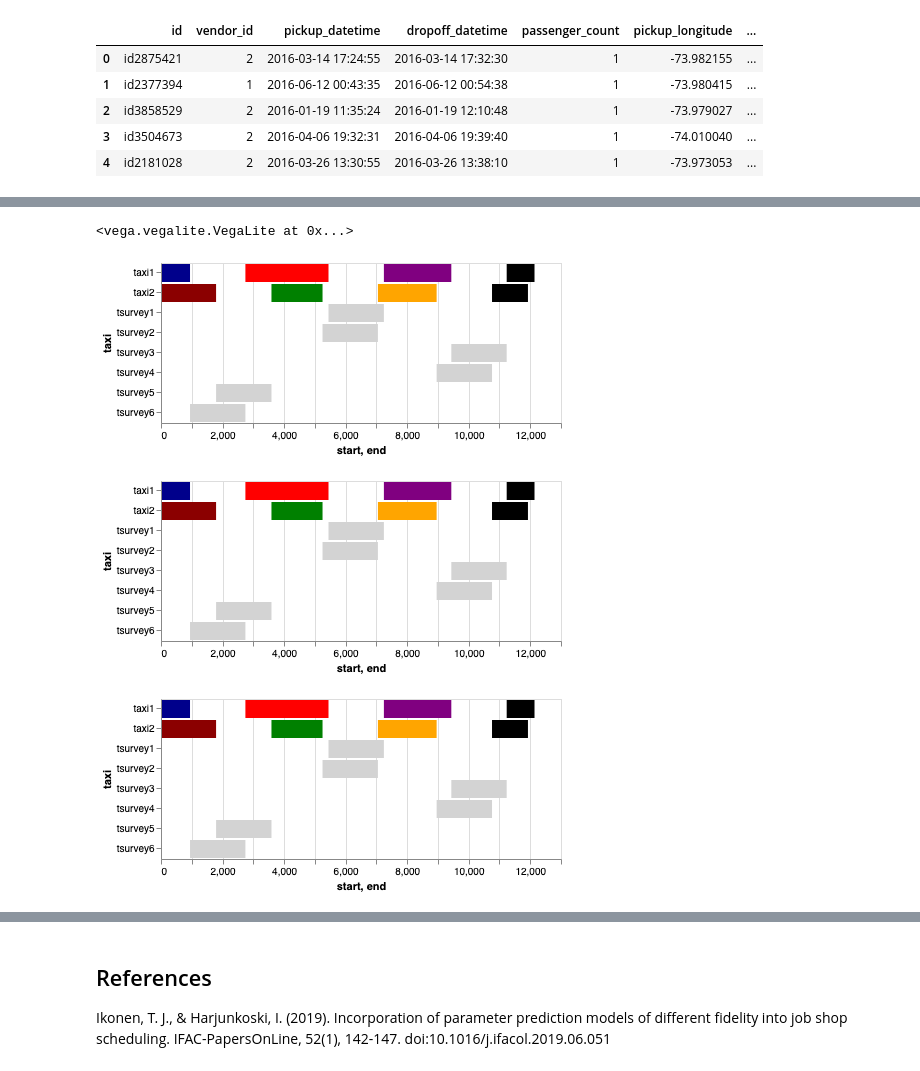
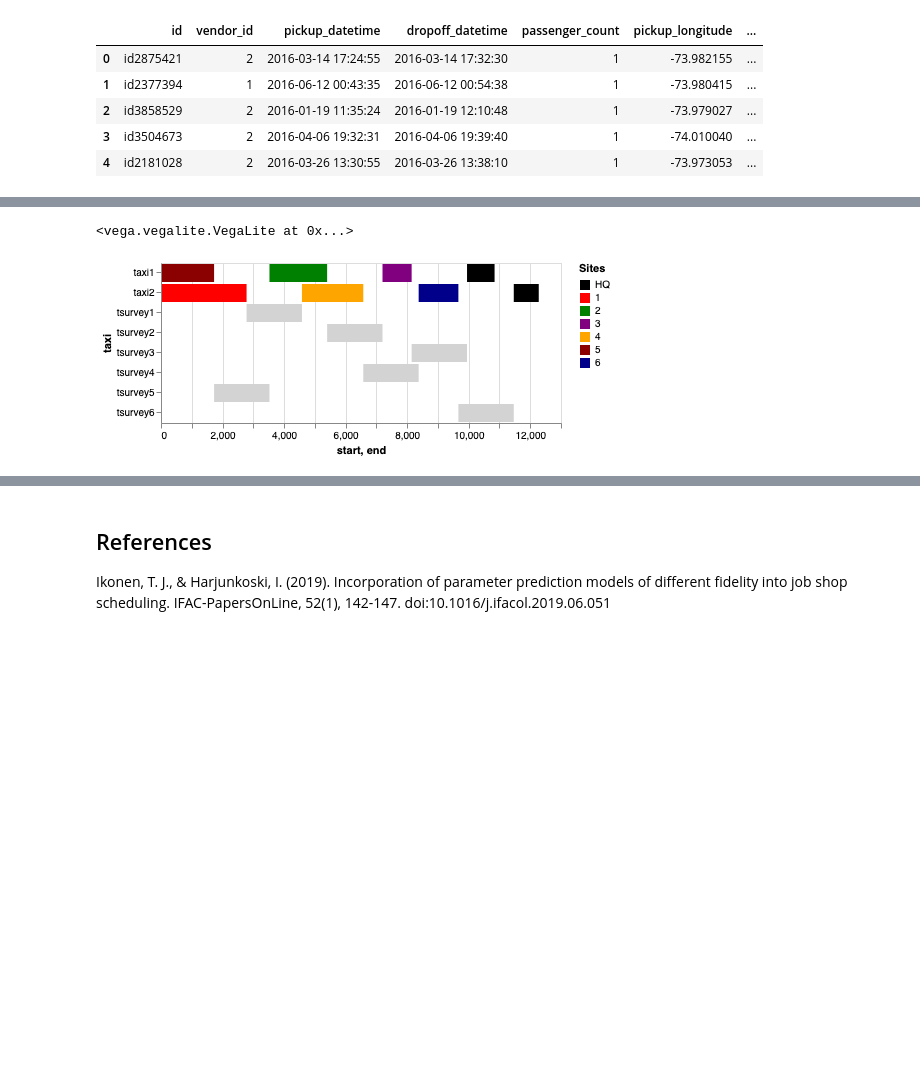
Before and after one commit to lucasPDY/Machine-Learning-with-MiniZinc, a Jupyter notebook: Taxi/new_taxi.ipynb, the cells around one changed output, grey strips where cells are left out. Saved outputs shown, nothing was run; the diff lists cells and outputs as text; code cells hidden in the pictures; blank space fills up the shorter version.

Commit message:
finished Taxi Documentation

```diff
--- a/Taxi/new_taxi.ipynb
+++ b/Taxi/new_taxi.ipynb
@@ -197,22 +223,19 @@ Big random forest performance very well compare to the other. So, in this case,
 # %%
-def create_model(df, HQ_location,sites_dictionary):
+def create_model(df, origin_location,sites_dictionary):
     '''
-    parameter :
+    parameters :
         - df = the training dataframe
-        - HQ_location = the headquarter
+        - origin_location = the origin location
         - sites_dictionary = all location sites + HQ location
+
+    output:
+    a list of float that tell the time needed to go to every sites from a given origin location.
     '''
     train_X, test_X, train_y, test_y = ( train_test_split(df.drop("trip_duration", axis=1),
                              df["trip_duration"], test_size=0.33))
 
     obj = RandomForestRegressor(n_estimators=100)
     obj.fit(y=train_y,X=train_X)
-#     obj.predict(test_X)
-
-#     print("Cross val score : ",model_selection.cross_val_score(obj, y=df['trip_duration'],
-#                                             X=df.drop("trip_duration", axis=1),
-#                                             cv=5).mean())
-#     obj.predict(df.drop("trip_duration", axis=1))
 
     ## CREATE THE SAMPLE FOR THE MODEL
     sample_lat = []
@@ -222,12 +245,12 @@ def create_model(df, HQ_location,sites_dictionary):
     for k,v in sites_dictionary.items():
         sample_lat.append(v[0])
         sample_lng.append(v[1])
-        sample_distance.append(get_distance_between_points(HQ_location[0],HQ_location[1],v[0],v[1]))
+        sample_distance.append(get_distance_between_points(origin_location[0],origin_location[1],v[0],v[1]))
 
 
     d = {
-    'dropoff_latitude' : sample_lat,
-    'dropoff_longitude' : sample_lng,
+    'destination_latitude' : sample_lat,
+    'destination_longitude' : sample_lng,
     'dist_pickup_to_dropoff': sample_distance
     }
 
@@ -493,12 +565,12 @@ for i in range(len(successor)):
             # pick up surveyor
             place = 0
         state = "go to Place " + str(place)
+        sites= str(place)
 
-    list_taxi1.append([taxi, state,start_node,end_node,time[temp_start-1],time[start_point-1]])
+    list_taxi1.append([taxi, state,start_node,end_node,time[temp_start-1],time[start_point-1], sites])
     temp_start = start_point
     if i == 4*n+1 :
         taxi = "taxi2"
 
 result_taxi_df = pd.DataFrame(list_taxi1)
-result_taxi_df.columns = ["taxi","state","start_node","end_node","start","end"]
-# result_taxi_df
+result_taxi_df.columns = ["taxi","state","start_node","end_node","start","end",'Sites']
@@ -524,9 +602,8 @@ ress_df
 # %%
-survey_time = 1800
-
+# Prepared the surveyor timetable
 survey2_start_end = []
 for idx,i in enumerate(surveyStart):
-    survey2_start_end.append(["tsurvey" + str(idx+1),i,i+survey_time])
+    survey2_start_end.append(["tsurvey" + str(idx+1),i,i+surveyTime])
 
 
 
@@ -535,25 +612,24 @@ survey2_df.columns = ["taxi","start","end"]
 # %%
 
 alt.renderers.enable('notebook')
-
-color = ['black','red',  'green', 'purple', 'orange', 'darkred',  'darkblue', 'darkgreen', 'cadetblue', 'darkpurple', 'white', 'pink', 'lightblue', 'lightgreen', 'gray', 'lightgray']
-
 
 backHQ = alt.Chart(ress_df[(ress_df.state == "HQ") ]).mark_bar(color=color[0]).encode(x='start',x2='end',y='taxi')
 
 goto = []
 for i in range(n):
-    goto.append(alt.Chart(ress_df[(ress_df['state'].str[-1] == str(i+1)) ]).mark_bar(color=color[i+1]).encode(x='start',x2='end',y='taxi'))
-
+    goto.append(alt.Chart(ress_df[(ress_df['state'].str[-1] == str(i+1))]).mark_bar(color=color[i+1]).encode(
+        x='start',
+        x2='end',
+        y='taxi',
+        color=alt.Color('Sites', scale=alt.Scale(domain=list(data['name']) , range=color))
+    ))
 surveys = alt.Chart(survey2_df).mark_bar(color=color[len(color)-1]).encode(x='start',x2='end',y='taxi')
 
 graph_all = backHQ
 
 for i in range(len(goto)):
     graph_all = graph_all + goto[i]
 graph_all + surveys
 # %% [output]
 <vega.vegalite.VegaLite at 0x...>
-[figure, old version]
+[figure, new version]
-[figure, removed]
-[figure, removed]
```
Also changed, not shown: parts of 47 cells of this notebook.
